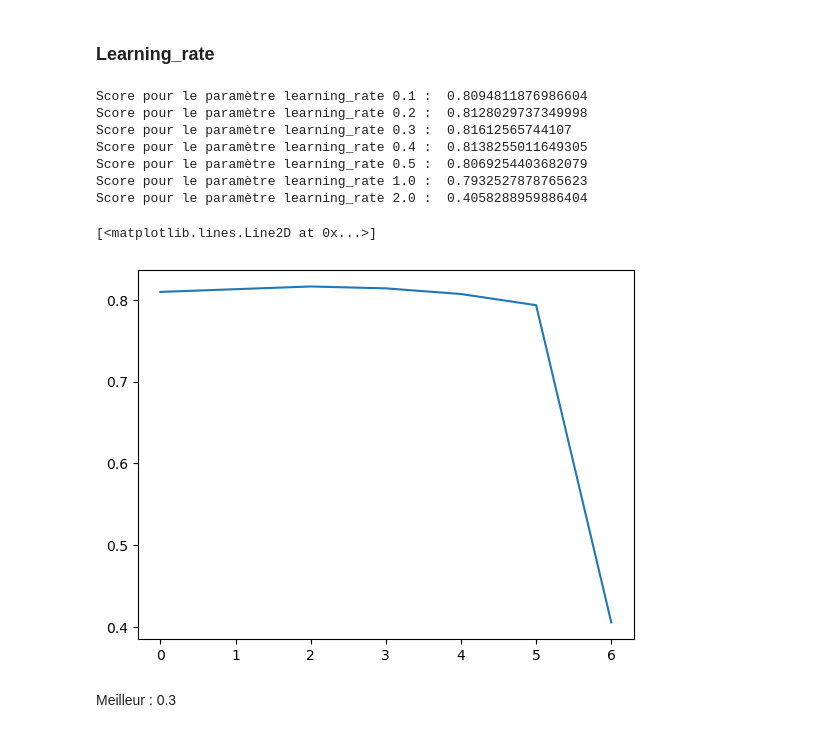
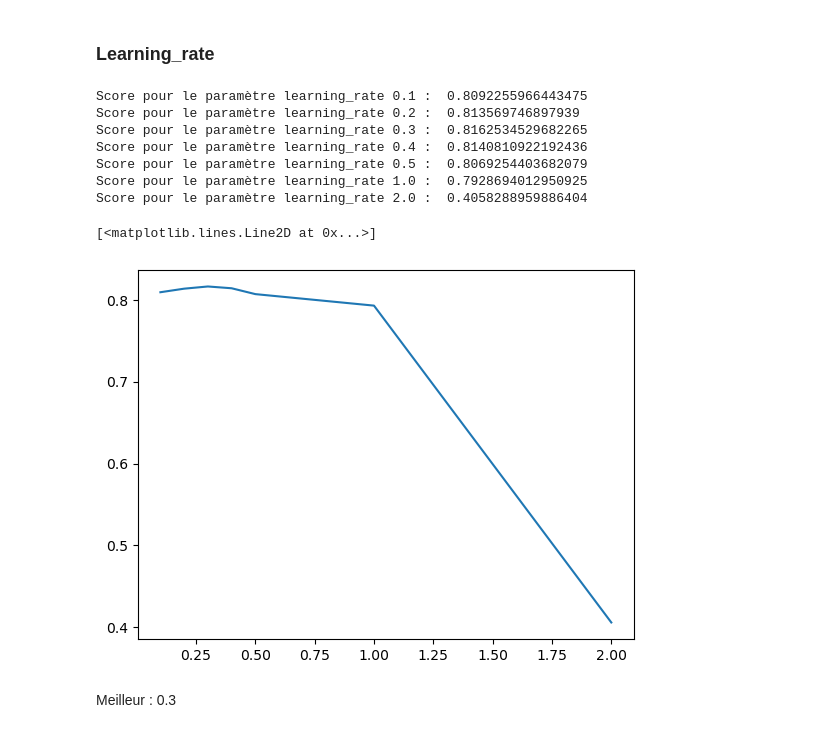
Before and after one commit to thomasclgnt/AS, a Jupyter notebook: GradientBoosting.ipynb, the cells around one changed output. Saved outputs shown, nothing was run; the diff lists cells and outputs as text; code cells hidden in the pictures.

```diff
--- a/GradientBoosting.ipynb
+++ b/GradientBoosting.ipynb
@@ -24,7 +24,7 @@ Y_all = labels
 X_all,Y_all = shuffle(X_all,Y_all, random_state=0)
 
 # Only use first N samples to limit training time
-sample = 0.01
+sample = 0.05
 num_samples = int(len(X_all)*sample)
 X,Y = X_all[:num_samples], Y_all[:num_samples]
 
@@ -88,9 +88,10 @@ Paramètres défaut : param_def ={
 # %%
 val_score = []
-for l in ['log_loss', 'exponential']:
+tab =['log_loss', 'exponential']
+for l in tab:
     score = cross_val_score(GradientBoostingClassifier(loss=l), X_train, Y_train, cv=5).mean()
     print("Score pour le paramètre loss", l, ": ",score)
     val_score.append(score)
 
-plt.plot(val_score)
+plt.plot(tab, val_score)
 # %% [output]
@@ -104,22 +105,23 @@ exponential a l'air meilleur
 ### Learning_rate
 # %%
 val_score = []
-for l in [0.1, 0.2, 0.3, 0.4, 0.5, 1.0, 2.0]:
+tab =[0.1, 0.2, 0.3, 0.4, 0.5, 1.0, 2.0]
+for l in tab:
     score = cross_val_score(GradientBoostingClassifier(learning_rate=l), X_train, Y_train, cv=5).mean()
     print("Score pour le paramètre learning_rate", l, ": ",score)
     val_score.append(score)
 
-plt.plot(val_score)
+plt.plot(tab, val_score)
 # %% [output]
-Score pour le paramètre learning_rate 0.1 :  0.8094811876986604
-Score pour le paramètre learning_rate 0.2 :  0.8128029737349998
-Score pour le paramètre learning_rate 0.3 :  0.81612565744107
-Score pour le paramètre learning_rate 0.4 :  0.8138255011649305
+Score pour le paramètre learning_rate 0.1 :  0.8092255966443475
+Score pour le paramètre learning_rate 0.2 :  0.813569746897939
+Score pour le paramètre learning_rate 0.3 :  0.8162534529682265
+Score pour le paramètre learning_rate 0.4 :  0.8140810922192436
 Score pour le paramètre learning_rate 0.5 :  0.8069254403682079
-Score pour le paramètre learning_rate 1.0 :  0.7932527878765623
+Score pour le paramètre learning_rate 1.0 :  0.7928694012950925
 Score pour le paramètre learning_rate 2.0 :  0.4058288959886404
 [<matplotlib.lines.Line2D at 0x...>]
-[figure, old version]
+[figure, new version]
 # %% [markdown]
 Meilleur : 0.3
 # %% [markdown]
```
Also changed, not shown: parts of 7 cells of this notebook, 3 other files.
